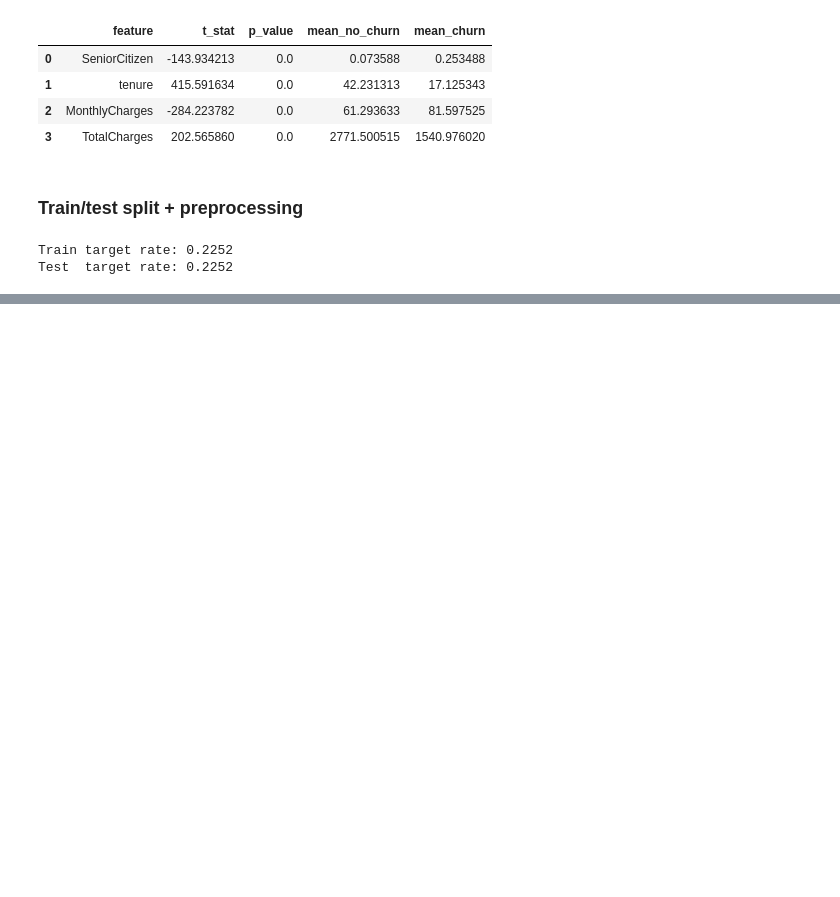
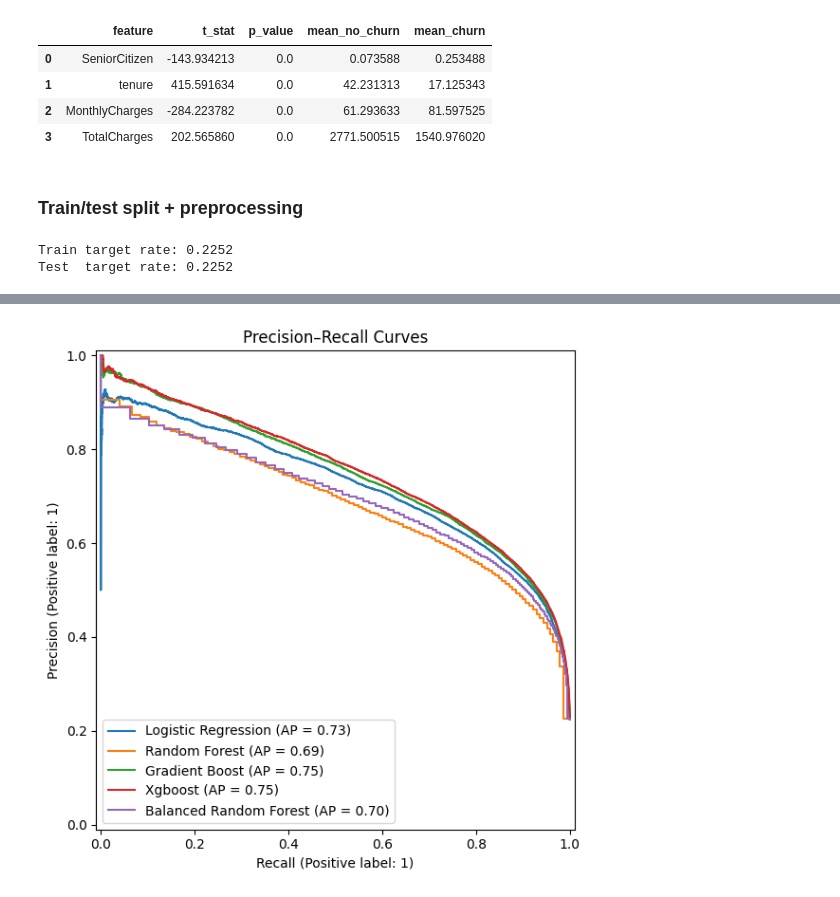
Before and after one commit to mdmohsin212/Kaggle-competitions, a Jupyter notebook: Predict Customer Churn/notebook/churn.ipynb, the cells around one changed output, grey strips where cells are left out. Cells and saved outputs as stored; diff of their text form; code cells hidden in the pictures; blank space fills up the shorter version.

```diff
--- a/Predict Customer Churn/notebook/churn.ipynb
+++ b/Predict Customer Churn/notebook/churn.ipynb
@@ -305,0 +402,19 @@ models = {
+# %%
+plt.figure(figsize=(8, 6))
+
+for name, result in results.items():
+    y_proba = result["probabilities"]
+
+    if y_proba is not None:
+        PrecisionRecallDisplay.from_predictions(
+            y_test,
+            y_proba,
+            name=name,
+            ax=plt.gca()
+        )
+
+plt.title("Precision–Recall Curves")
+plt.tight_layout()
+plt.show()
+# %% [output]
+[figure, added]
```
Also changed, not shown: parts of 14 cells of this notebook.
